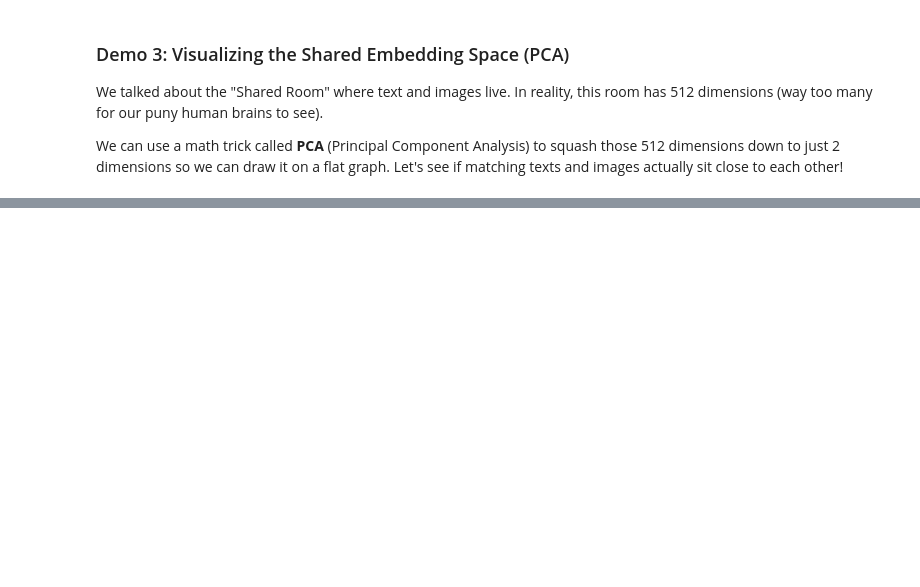
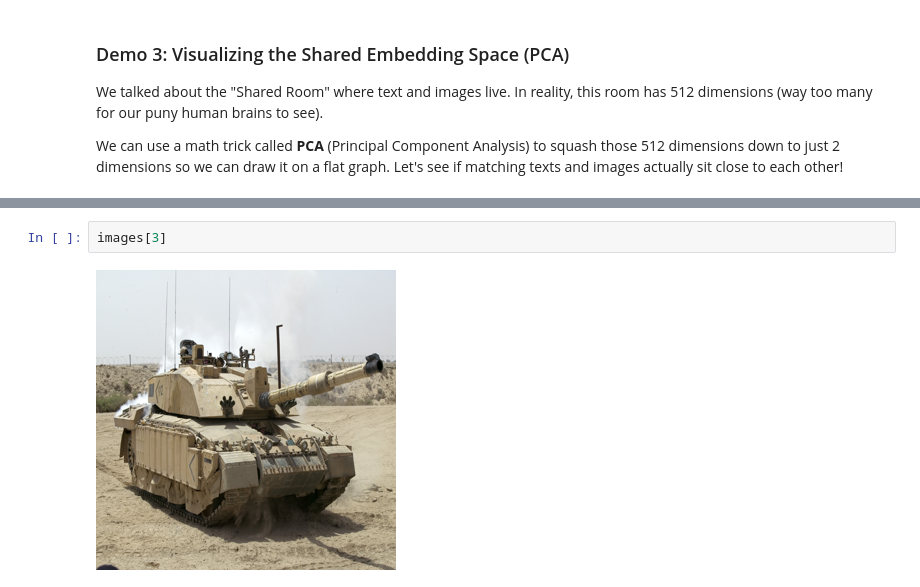
Before and after one commit to JoeChan852852/RAG, a Jupyter notebook: VLM.ipynb, the cells around one changed output, grey strips where cells are left out. Cells and saved outputs as stored; diff of their text form; blank space fills up the shorter version.

```diff
--- a/VLM.ipynb
+++ b/VLM.ipynb
@@ -490,0 +522,4 @@ plt.show()
+# %%
+images[3]
+# %% [output]
+[figure, added]
```
Also changed, not shown: parts of 18 cells of this notebook.
